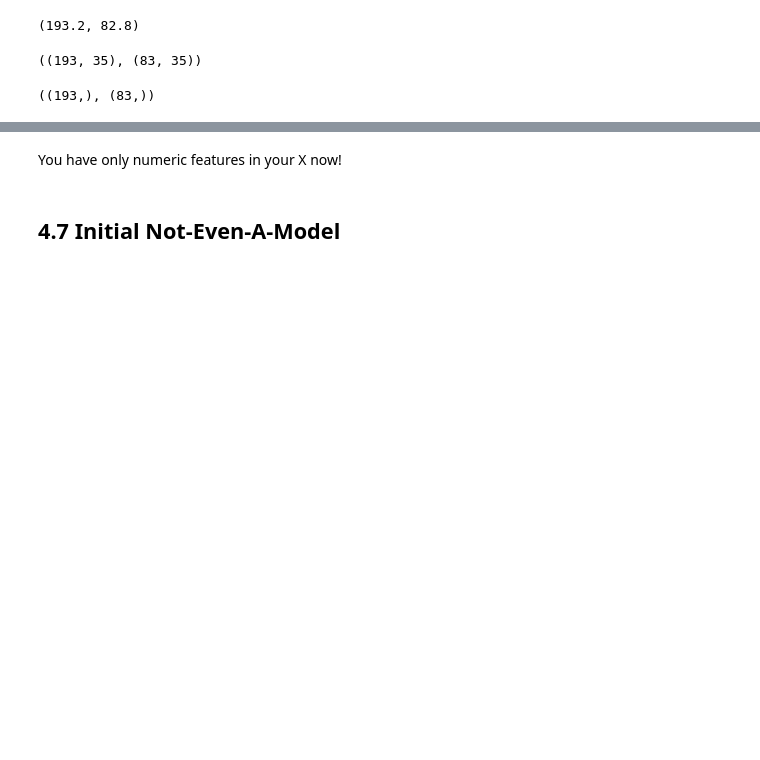
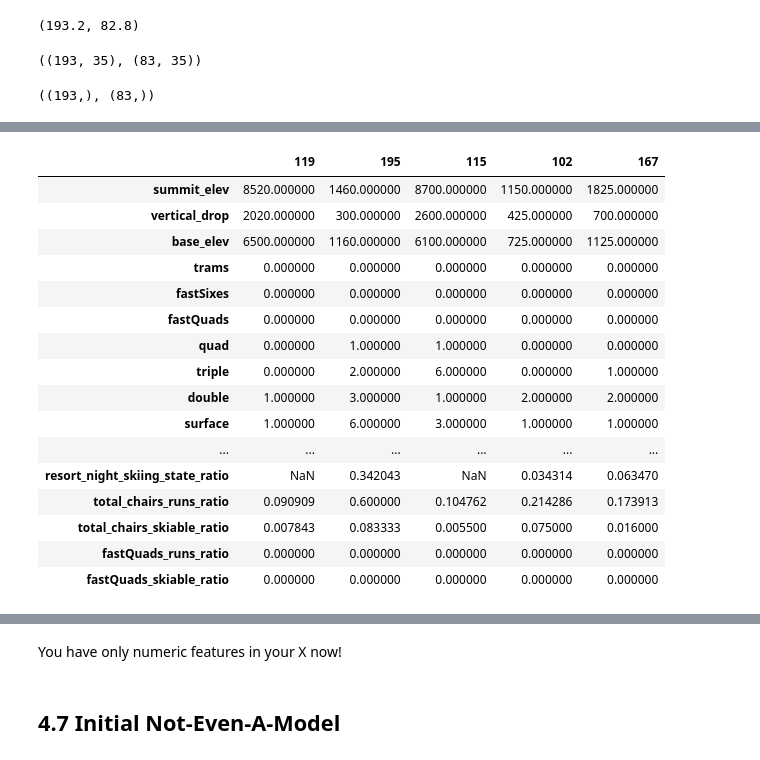
Before and after one commit to msalehi1357/DataScienceGuidedCapstone, a Jupyter notebook: Notebooks/04_preprocessing_and_training.ipynb, the cells around one changed output, grey strips where cells are left out. Saved outputs shown, nothing was run; the diff lists cells and outputs as text; code cells hidden in the pictures; blank space fills up the shorter version.

```diff
--- a/Notebooks/04_preprocessing_and_training.ipynb
+++ b/Notebooks/04_preprocessing_and_training.ipynb
@@ -173,0 +194,20 @@ y_train.shape, y_test.shape
+# %%
+X_test.head().T
+# %% [output]
+|  | 119 | 195 | 115 | 102 | 167 |
+| summit_elev | 8520.000000 | 1460.000000 | 8700.000000 | 1150.000000 | 1825.000000 |
+| vertical_drop | 2020.000000 | 300.000000 | 2600.000000 | 425.000000 | 700.000000 |
+| base_elev | 6500.000000 | 1160.000000 | 6100.000000 | 725.000000 | 1125.000000 |
+| trams | 0.000000 | 0.000000 | 0.000000 | 0.000000 | 0.000000 |
+| fastSixes | 0.000000 | 0.000000 | 0.000000 | 0.000000 | 0.000000 |
+| fastQuads | 0.000000 | 0.000000 | 0.000000 | 0.000000 | 0.000000 |
+| quad | 0.000000 | 1.000000 | 1.000000 | 0.000000 | 0.000000 |
+| triple | 0.000000 | 2.000000 | 6.000000 | 0.000000 | 1.000000 |
+| double | 1.000000 | 3.000000 | 1.000000 | 2.000000 | 2.000000 |
+| surface | 1.000000 | 6.000000 | 3.000000 | 1.000000 | 1.000000 |
+| ... | ... | ... | ... | ... | ... |
+| resort_night_skiing_state_ratio | NaN | 0.342043 | NaN | 0.034314 | 0.063470 |
+| total_chairs_runs_ratio | 0.090909 | 0.600000 | 0.104762 | 0.214286 | 0.173913 |
+| total_chairs_skiable_ratio | 0.007843 | 0.083333 | 0.005500 | 0.075000 | 0.016000 |
+| fastQuads_runs_ratio | 0.000000 | 0.000000 | 0.000000 | 0.000000 | 0.000000 |
+| fastQuads_skiable_ratio | 0.000000 | 0.000000 | 0.000000 | 0.000000 | 0.000000 |
```
Also changed, not shown: parts of 59 cells of this notebook, 1 other file.
